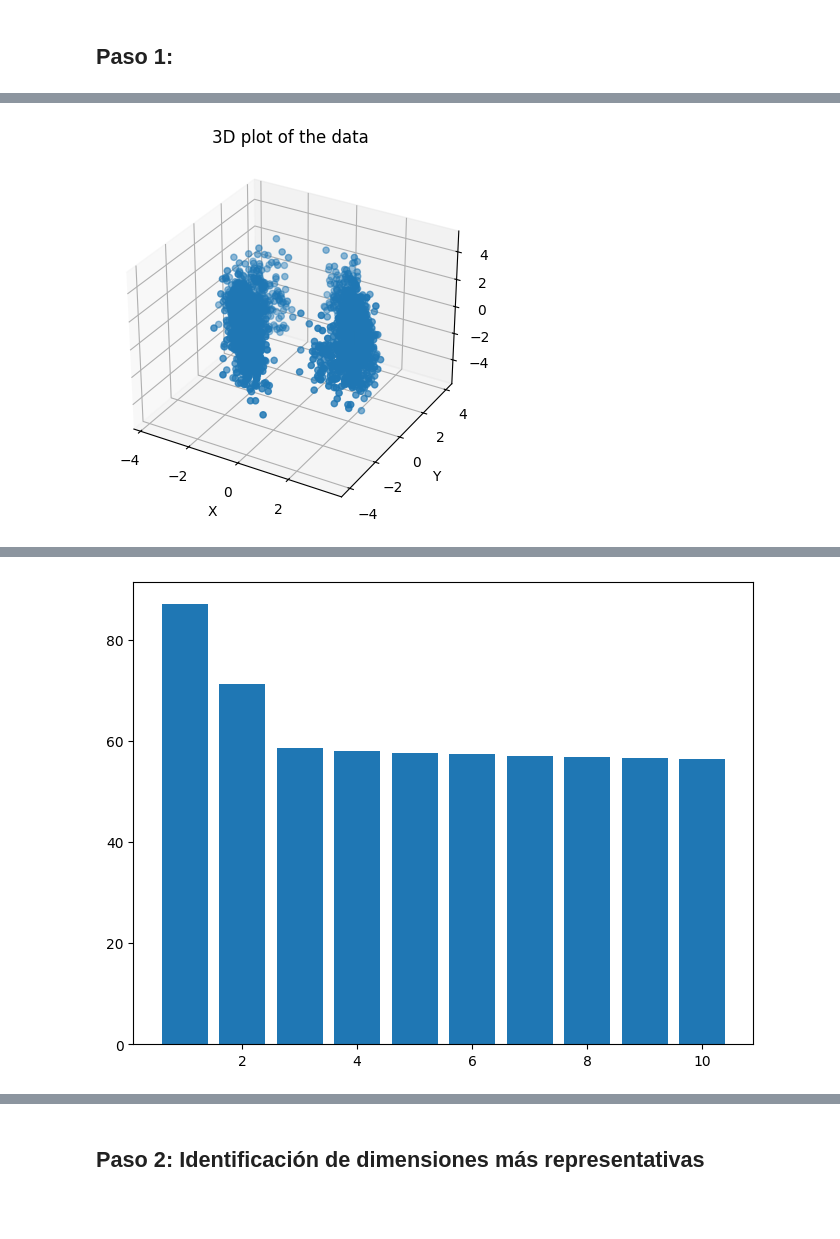
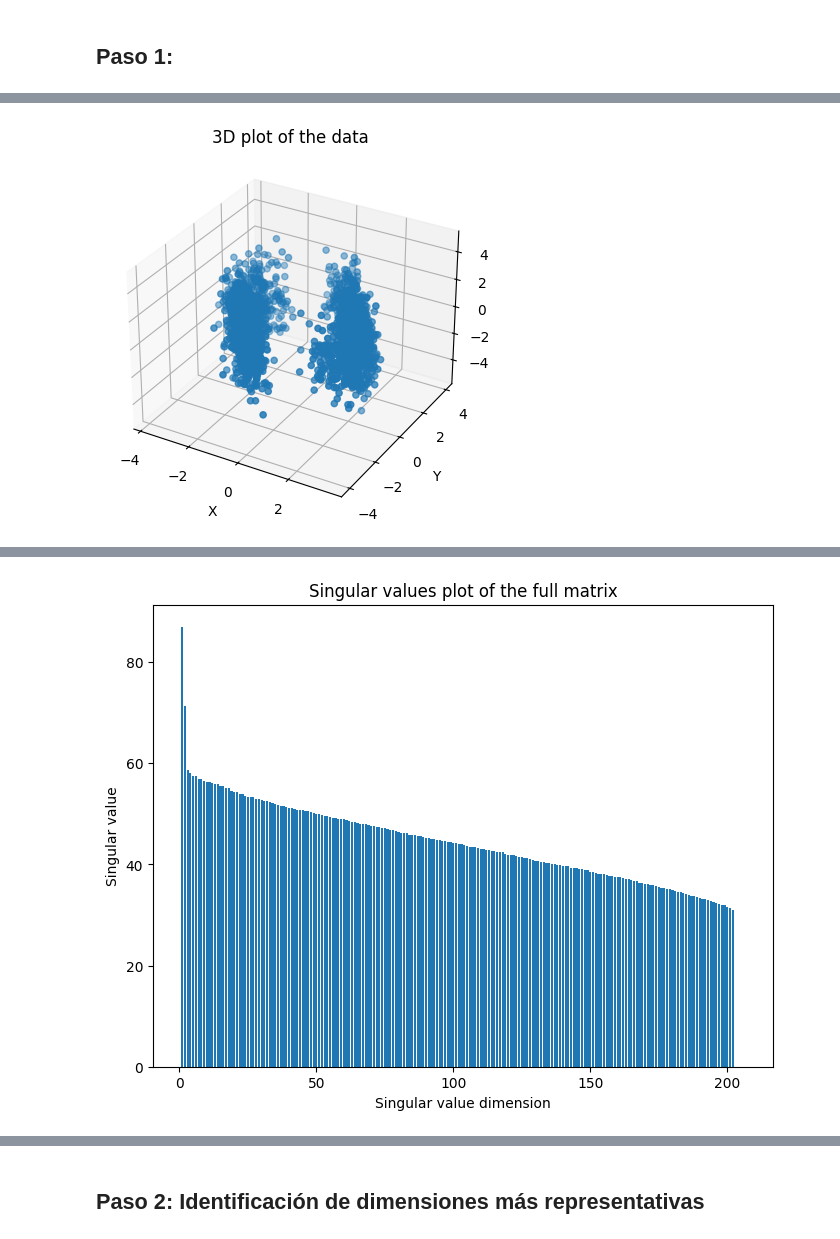
Before and after one commit to alejozeta/MNyO2, a Jupyter notebook: TP3/Ejercicio 1/ejercicio1.ipynb, the cells around one changed output, grey strips where cells are left out. Drawn from its saved outputs; the diff is of its cells as text; code cells hidden in the pictures; blank space fills up the shorter version.

```diff
--- a/TP3/Ejercicio 1/ejercicio1.ipynb
+++ b/TP3/Ejercicio 1/ejercicio1.ipynb
@@ -24,6 +24,7 @@ df = df.astype(float)
 # Convert the DataFrame to a numpy array
 X = df.values
 compression_values += [X.shape[1]]
+print(X.shape[1])
 Y = np.loadtxt('y1.txt')
 
 
@@ -33,8 +34,7 @@ X_centered = X - X_mean
 
 U,S,VT = np.linalg.svd(X_centered, full_matrices=False)
 print(U.shape, S.shape, VT.shape)
-Z = U@S
-print(Z.shape)
+
 xyz = np.zeros((X.shape[0],3))
 for i in range(X.shape[0]):
     xyz[i,0] = VT[0,:]@X_centered[i,:]
@@ -59,53 +59,24 @@ plt.title('3D plot of the data')
 plt.show()
 
 
-
-
-
-
-def similarity_matrix(X, sigma):
-    distances = squareform(pdist(X, 'euclidean'))
+def similarity_matrix(matrix, sigma):
+    distances = squareform(pdist(matrix, 'euclidean'))
     k = np.exp(-distances**2/(2*sigma**2))
     return k
 
-for compression in compression_values:
-
-    #Matrix U
-    U_hat = U[:,:compression]
-    #Matrix S
-    S_hat = np.diag(S[:compression])
-    print(S_hat)
-    # VT matrix
-    VT_hat = VT[:compression, :]
-    #Matrix XV
-    XV_hat = U_hat @ S_hat
-    doms = np.linspace(1,compression,compression)
-    #Singular values plot:
-    plt.figure(figsize=(8,6))
-    plt.bar(doms,S[:compression])
+def PCA(U, S, d):
+    Sd = np.diag(S[:d])
+    Ud = U[:, :d]
+    Z = np.dot(Ud, Sd)
+    return Sd, Ud, Z
 
 
-    # plt.figure(figsize=(8, 6))
-    # plt.subplot(2,2,1)
-    # #Heatmap of matrixU
-    # sns.heatmap(U_hat, cmap='coolwarm', center=0)
-    # plt.title('Matrix U with compression = ' + str(compression))
-    # #Plot the matrix S
-    # # plt.figure(figsize=(8, 6))
-    # plt.subplot(2,2,2)
-    # plt.imshow(S_hat, cmap='coolwarm')
-    # plt.colorbar()
-    # plt.title('Matrix S with compression = ' + str(compression))
-    # plt.subplot(2,2,3)
-    # # Heatmap of matrix VT
-    # sns.heatmap(VT_hat, cmap='coolwarm', center=0)
-    # plt.title('Matrix VT with compression = ' + str(compression))
-    # # plt.show()
-    # plt.subplot(2,2,4)
-    # # Heatmap of matrix XV
-    # sns.heatmap(XV_hat, cmap='coolwarm', center=0)
-    # plt.title('Matrix XV with compression = ' + str(compression))
-    # plt.show()
+for compression in compression_values:
+    VT_hat = VT[:compression, :]
+    # Perform PCA
+    S_hat, U_hat, XV_hat = PCA(U, S, compression)
+
+
 
 
     sigma = 1.0
@@ -119,4 +90,38 @@ for compression in compression_values:
     plt.colorbar()
     plt.title('Similarity Matrix with compression = ' + str(compression))
     plt.show()
+
+    if compression == 206:
+
+        doms = np.linspace(1,compression,compression)
+        #Singular values plot:
+        plt.figure(figsize=(8,6))
+        plt.bar(doms,S[:compression])
+        plt.title('Singular values plot of the full matrix')
+        plt.ylabel('Singular value')
+        plt.xlabel('Singular value dimension')
+        plt.show()
+
+    # xyz = np.zeros((X.shape[0],3))
+    # for i in range(X.shape[0]):
+    #     xyz[i,0] = VT[0,:]@X_centered[i,:]
+    #     xyz[i,1] = VT[1,:]@X_centered[i,:]
+    #     xyz[i,2] = VT[2,:]@X_centered[i,:]
+
+
+
+    # fig = plt.figure()
+    # ax = fig.add_subplot(111, projection='3d')
+
+    # # Plot the x, y, and z coordinates
+    # ax.scatter(xyz[:, 0], xyz[:, 1], xyz[:, 2])
+
+    # # Set labels for the x, y, and z axes
+    # ax.set_xlabel('X')
+    # ax.set_ylabel('Y')
+    # ax.set_zlabel('Z')
+    # plt.title('3D plot of the data')
+
+    # # Show the plot
+    # plt.show()
 # %% [output]
@@ -158 +135 @@ for compression in compression_values:
-[figure, old version]
+[figure, new version]
```
Also changed, not shown: parts of 3 cells of this notebook, 7 other files.
